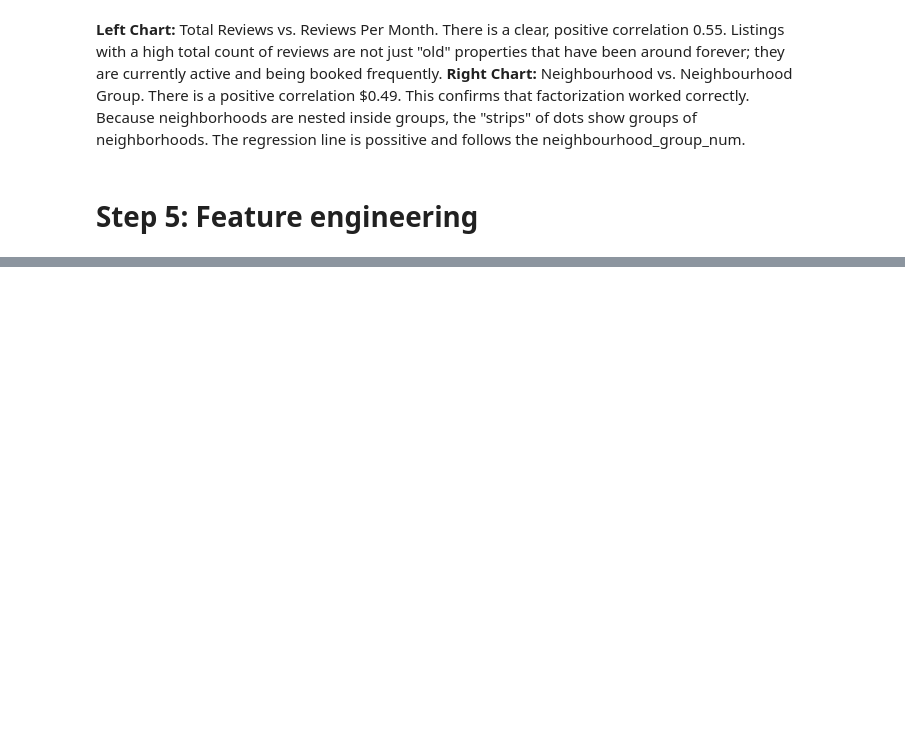
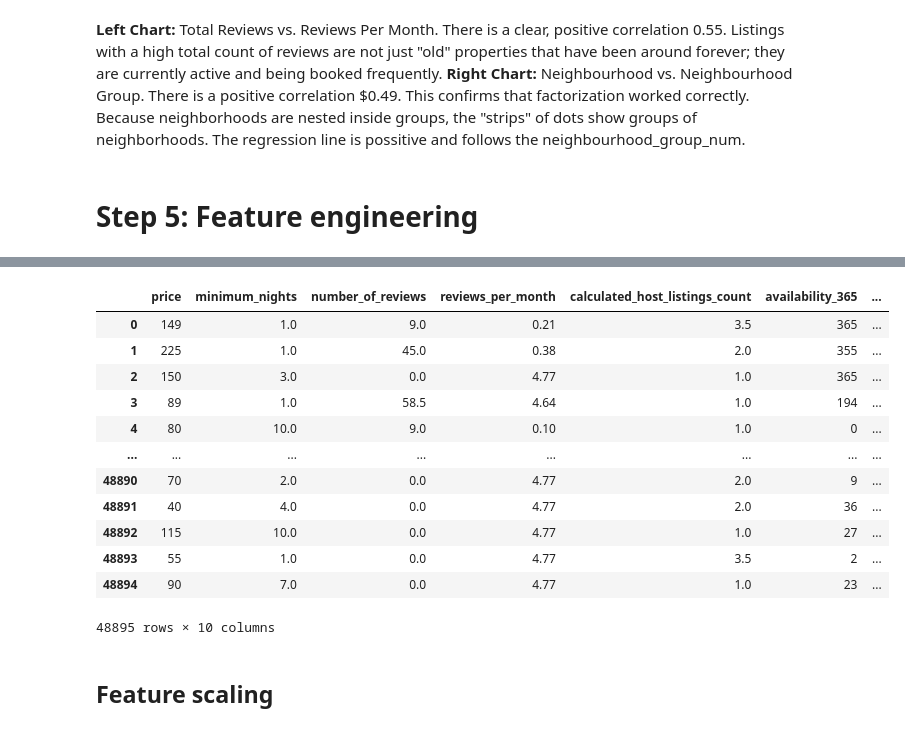
Before and after one commit to 4GeeksAcademy/kiko-bar_Data-Preprocessing-EDA_v2, a Jupyter notebook: src/explore.ipynb, the cells around one changed output, grey strips where cells are left out. Saved outputs shown, nothing was run; the diff lists cells and outputs as text; code cells hidden in the pictures; blank space fills up the shorter version.

```diff
--- a/src/explore.ipynb
+++ b/src/explore.ipynb
@@ -450,0 +572,18 @@ TypeError: cannot unpack non-iterable Axes object
+# %%
+df_WITHOUT_outliers
+# %% [output]
+|  | price | minimum_nights | number_of_reviews | reviews_per_month | calculated_host_listings_count | availability_365 | ... |
+| 0 | 149 | 1.0 | 9.0 | 0.21 | 3.5 | 365 | ... |
+| 1 | 225 | 1.0 | 45.0 | 0.38 | 2.0 | 355 | ... |
+| 2 | 150 | 3.0 | 0.0 | 4.77 | 1.0 | 365 | ... |
+| 3 | 89 | 1.0 | 58.5 | 4.64 | 1.0 | 194 | ... |
+| 4 | 80 | 10.0 | 9.0 | 0.10 | 1.0 | 0 | ... |
+| ... | ... | ... | ... | ... | ... | ... | ... |
+| 48890 | 70 | 2.0 | 0.0 | 4.77 | 2.0 | 9 | ... |
+| 48891 | 40 | 4.0 | 0.0 | 4.77 | 2.0 | 36 | ... |
+| 48892 | 115 | 10.0 | 0.0 | 4.77 | 1.0 | 27 | ... |
+| 48893 | 55 | 1.0 | 0.0 | 4.77 | 3.5 | 2 | ... |
+| 48894 | 90 | 7.0 | 0.0 | 4.77 | 1.0 | 23 | ... |
+48895 rows × 10 columns
+# %% [markdown]
+## Feature scaling
```
Also changed, not shown: parts of 25 cells of this notebook, 23 other files.
